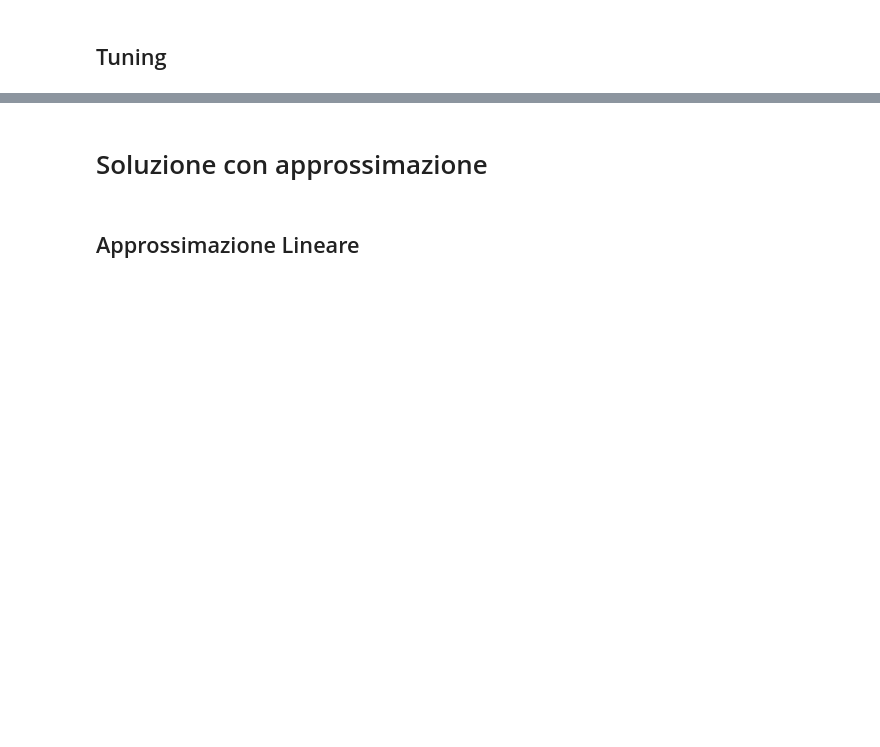
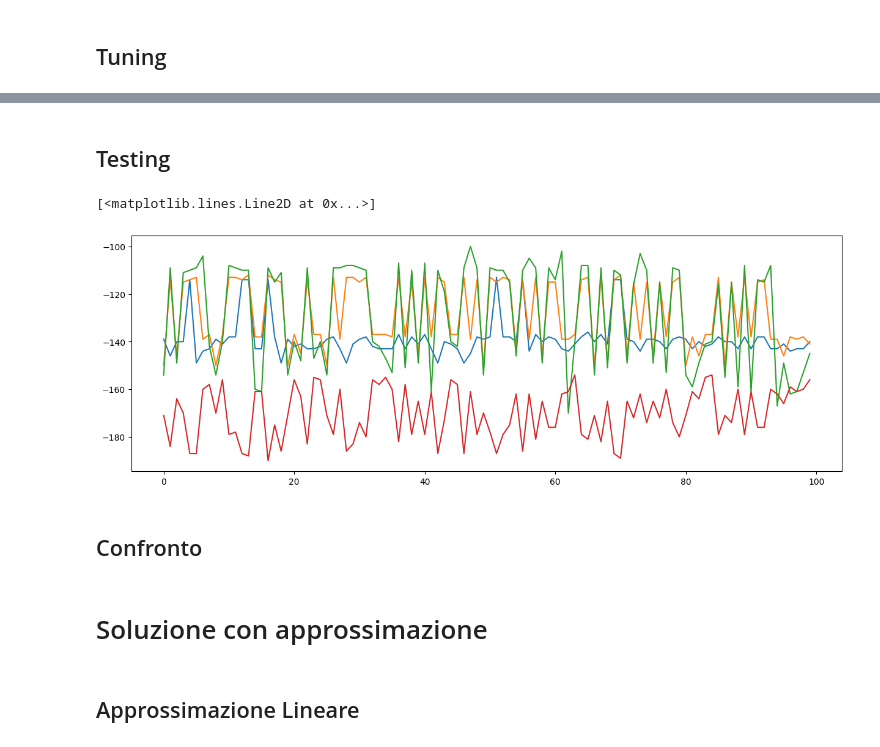
Before and after one commit to SimoneNicosanti/ML_Project, a Jupyter notebook: Project.ipynb, the cells around one changed output, grey strips where cells are left out. Saved outputs shown, nothing was run; the diff lists cells and outputs as text; code cells hidden in the pictures; blank space fills up the shorter version.

```diff
--- a/Project.ipynb
+++ b/Project.ipynb
@@ -492,0 +507,2 @@ plt.plot(mean_rewards)
+# %% [markdown]
+## Testing
@@ -493,3 +511,19 @@ plt.plot(mean_rewards)
+# %%
+qLearnerTestArray = qLearner.test(100, TEST_SEED, False)
+sarsaLearnerTestArray = sarsaLearner.test(100, TEST_SEED, False)
+expectedSarsaLearnerTestArray = expectedSarsaLearner.test(100, TEST_SEED, False)
+doubleQLearnerTestArray = doubleQLearner.test(100, TEST_SEED, False)
+# %%
+plt.figure(figsize = (15,5))
+plt.plot(qLearnerTestArray)
+plt.plot(sarsaLearnerTestArray)
+plt.plot(expectedSarsaLearnerTestArray)
+plt.plot(doubleQLearnerTestArray)
+# %% [output]
+[<matplotlib.lines.Line2D at 0x...>]
+[figure, added]
+# %% [markdown]
+## Confronto
 # %% [markdown]
 # Soluzione con approssimazione
 # %% [markdown]
```
Also changed, not shown: parts of 28 cells of this notebook, 3 other files.
